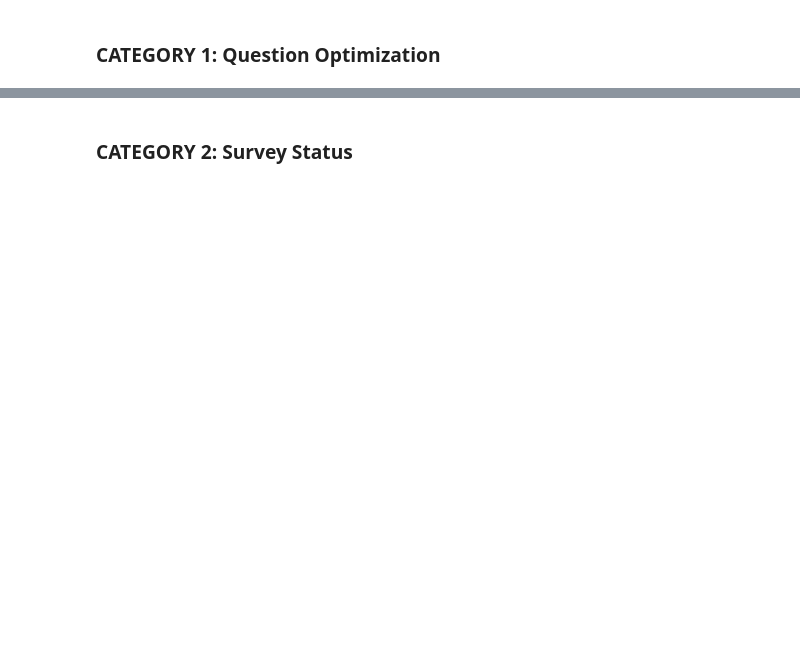
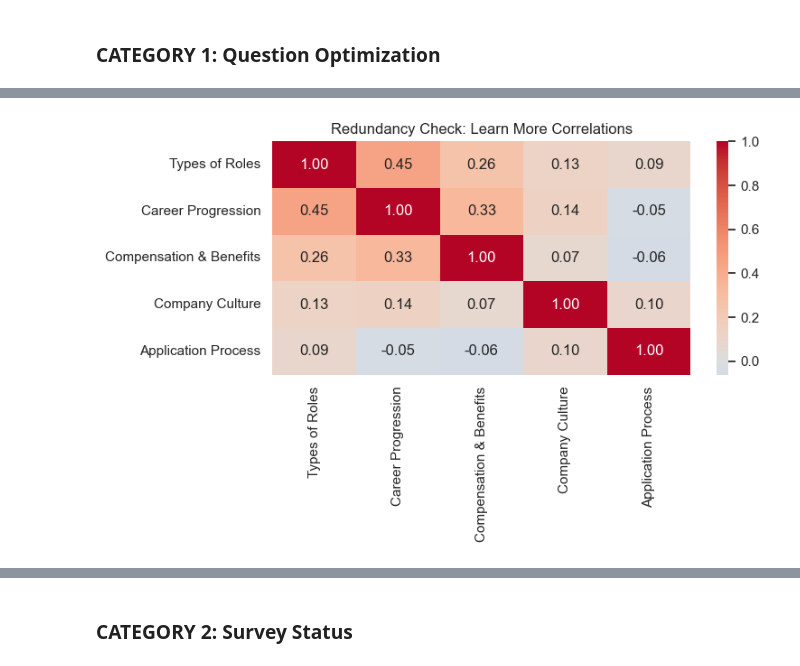
Before and after one commit to DhiraPT/datathon-2026, a Jupyter notebook: final_datathon_2026.ipynb, the cells around one changed output, grey strips where cells are left out. Cells and saved outputs as stored; diff of their text form; code cells hidden in the pictures; blank space fills up the shorter version.

```diff
--- a/final_datathon_2026.ipynb
+++ b/final_datathon_2026.ipynb
@@ -144,0 +209,26 @@ plt.show()
+# %%
+info_cols = ['info_roles', 'info_career', 'info_comp', 'info_culture', 'info_process']
+info_binary = df[info_cols].notna().astype(int)
+info_corr = info_binary.corr()
+
+info_rename_map = {
+    'info_roles': 'Types of Roles',
+    'info_career': 'Career Progression',
+    'info_comp': 'Compensation & Benefits',
+    'info_culture': 'Company Culture',
+    'info_process': 'Application Process'
+}
+
+plt.figure(figsize=(8, 5))
+sns.heatmap(
+    info_corr.rename(index=info_rename_map, columns=info_rename_map),
+    annot=True,
+    cmap='coolwarm',
+    center=0,
+    fmt='.2f'
+)
+plt.title('Redundancy Check: Learn More Correlations')
+plt.tight_layout()
+plt.show()
+# %% [output]
+[figure, added]
```
Also changed, not shown: parts of 16 cells of this notebook, 9 other files.
